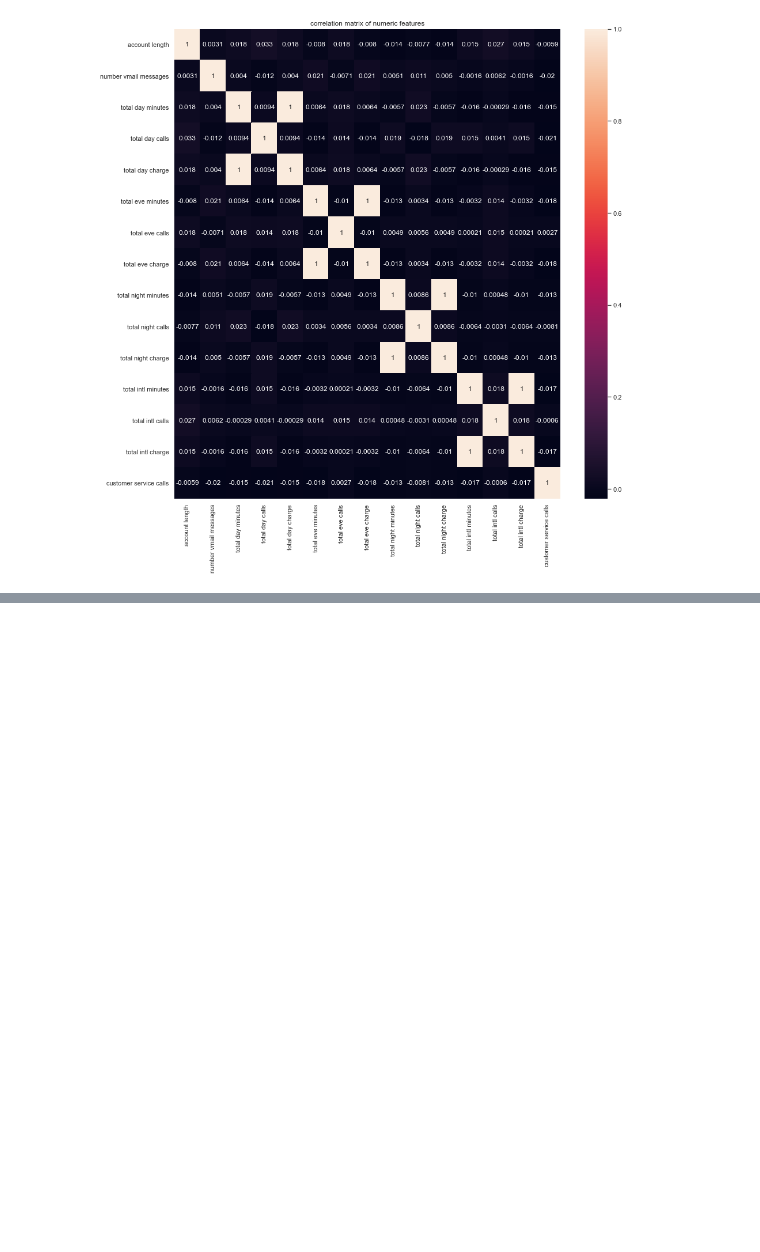
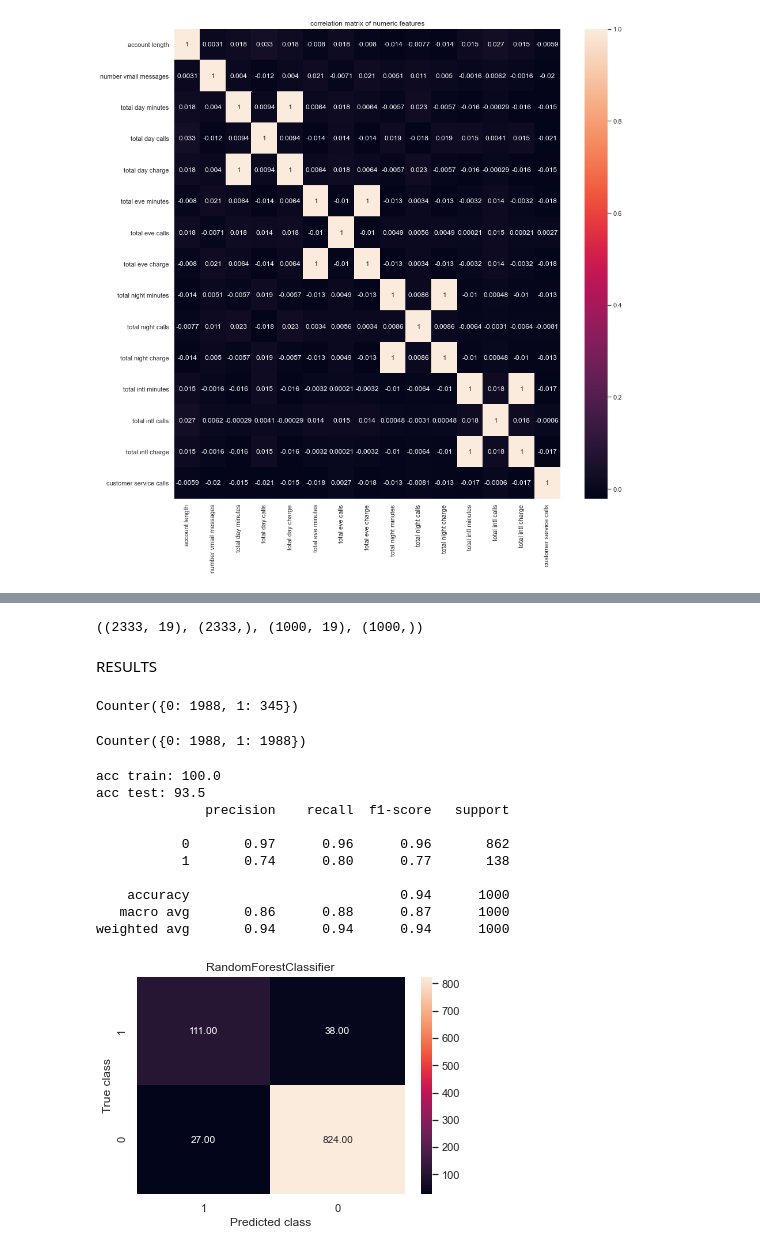
Before and after one commit to TULINYE/Churns_Telcom, a Jupyter notebook: Untitled.ipynb, the cells around one changed output, grey strips where cells are left out. Saved outputs shown, nothing was run; the diff lists cells and outputs as text; code cells hidden in the pictures; blank space fills up the shorter version.

```diff
--- a/Untitled.ipynb
+++ b/Untitled.ipynb
@@ -231,0 +280,65 @@ Correlation between the total day/eve/night/intl charge and total day/eve/night/
+# %%
+#Splitting data then train
+from sklearn.model_selection import train_test_split
+X_train, X_test, y_train, y_test = train_test_split(
+X, y, test_size=0.3, random_state=0)
+
+X_train.shape, y_train.shape, X_test.shape , y_test.shape
+# %% [output]
+((2333, 19), (2333,), (1000, 19), (1000,))
+# %% [markdown]
+RESULTS
+# %%
+results_test = {}
+results_train = {}
+def prdict_date(algo_name,X_train,y_train,X_test,y_test,verbose=0):
+    algo_name.fit(X_train, y_train)
+    Y_pred = algo_name.predict(X_test)
+    acc_train = round(algo_name.score(X_train, y_train) * 100, 2)
+    acc_val = round(algo_name.score(X_test, y_test) * 100, 2)
+    results_test[str(algo_name)[0:str(algo_name).find('(')]] = acc_val
+    results_train[str(algo_name)[0:str(algo_name).find('(')]] = acc_train
+    if verbose ==0:
+        print("acc train: " + str(acc_train))
+        print("acc test: "+ str(acc_val))
+    else:
+        return Y_pred
+# %%
+def conf(algo_name,X_test, y_test):
+    y_pred = algo_name.predict(X_test)
+    forest_cm = metrics.confusion_matrix(y_pred, y_test, [1,0])
+    sns.heatmap(forest_cm, annot=True, fmt='.2f',xticklabels = ["1", "0"] , yticklabels = ["1", "0"] )
+    plt.ylabel('True class')
+    plt.xlabel('Predicted class')
+    plt.title(str(algo_name)[0:str(algo_name).find('(')])
+# %%
+#SMOTE(HELPS US TO REDUCE THE HUGE DIFFERENCE IN OUR VARIABLE)
+from imblearn.over_sampling import SMOTE
+sm = SMOTE(random_state=0)
+X_train_res, y_train_res = sm.fit_sample(X_train, y_train)
+# %%
+import collections
+collections.Counter(y_train)
+# %% [output]
+Counter({0: 1988, 1: 345})
+# %%
+collections.Counter(y_train_res)
+# %% [output]
+Counter({0: 1988, 1: 1988})
+# %%
+random_forest = RandomForestClassifier(n_estimators=75 , random_state=0  )
+prdict_date(random_forest,X_train_res,y_train_res,X_test,y_test)
+print(classification_report(y_test, random_forest.predict(X_test)))
+conf(random_forest,X_test, y_test)
+# %% [output]
+acc train: 100.0
+acc test: 93.5
+              precision    recall  f1-score   support
+
+           0       0.97      0.96      0.96       862
+           1       0.74      0.80      0.77       138
+
+    accuracy                           0.94      1000
+   macro avg       0.86      0.88      0.87      1000
+weighted avg       0.94      0.94      0.94      1000
+[figure, added]
```
Also changed, not shown: parts of 16 cells of this notebook.
